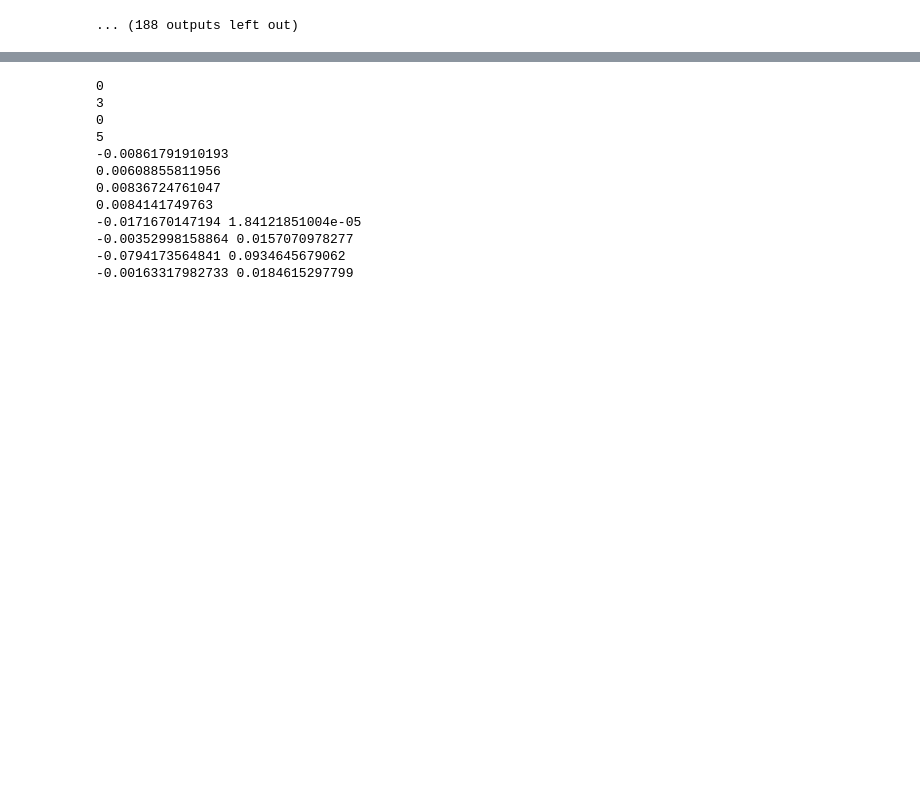
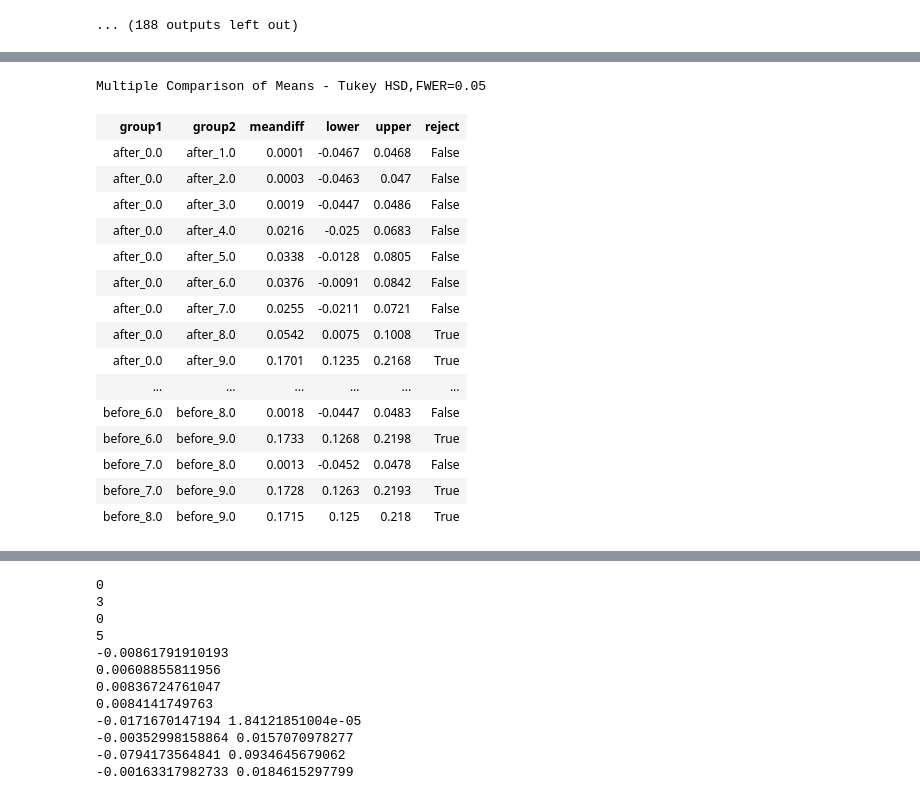
Before and after one commit to morganfb/Thesis, a Jupyter notebook: Final_Iteration.ipynb, the cells around one changed output, grey strips where cells are left out. Cells and saved outputs as stored; diff of their text form; code cells hidden in the pictures; blank space fills up the shorter version.

```diff
--- a/Final_Iteration.ipynb
+++ b/Final_Iteration.ipynb
@@ -1330,0 +1328,12 @@ dr_test_df = pd.read_csv("Multiple_Robust_Test100")
+# %%
+# dr_test_df.to_csv("Multiple_Robust_Test25")
+dr_test_df = pd.read_csv("Multiple_Robust_Test100")
+dr_test_df2 = dr_test_df
+dr_test_df2.difference = np.absolute(dr_test_df2.difference)
+dr_test_df2 = dr_test_df2[~np.isnan(dr_test_df2.difference)]
+dr_test_df2.expect[dr_test_df2.expect == "yes"]  = "after_"
+dr_test_df2.expect[dr_test_df2.expect == "no"]  = "before_"
+dr_test_df2["which_mod"] = dr_test_df2["which_mod"].astype(str)
+dr_test_df2["label"] = dr_test_df2.expect + dr_test_df2["which_mod"]
+dr_test_df2.head()
+# np.unique(dr_test_df2.label)
@@ -1330,0 +1364,29 @@ dr_test_df = pd.read_csv("Multiple_Robust_Test100")
+# %%
+from statsmodels.stats.multicomp import pairwise_tukeyhsd
+
+tukey = pairwise_tukeyhsd(endog=dr_test_df2.difference,     # Data
+                          groups=dr_test_df2.label,   # Groups
+                          alpha=0.05)          # Significance level
+
+tukey.plot_simultaneous()    # Plot group confidence intervals
+# plt.vlines(x=49.57,ymin=-0.5,ymax=4.5, color="red")
+
+tukey.summary()              # See test summary
+# %% [output]
+Multiple Comparison of Means - Tukey HSD,FWER=0.05
+| group1 | group2 | meandiff | lower | upper | reject |
+| after_0.0 | after_1.0 | 0.0001 | -0.0467 | 0.0468 | False |
+| after_0.0 | after_2.0 | 0.0003 | -0.0463 | 0.047 | False |
+| after_0.0 | after_3.0 | 0.0019 | -0.0447 | 0.0486 | False |
+| after_0.0 | after_4.0 | 0.0216 | -0.025 | 0.0683 | False |
+| after_0.0 | after_5.0 | 0.0338 | -0.0128 | 0.0805 | False |
+| after_0.0 | after_6.0 | 0.0376 | -0.0091 | 0.0842 | False |
+| after_0.0 | after_7.0 | 0.0255 | -0.0211 | 0.0721 | False |
+| after_0.0 | after_8.0 | 0.0542 | 0.0075 | 0.1008 | True |
+| after_0.0 | after_9.0 | 0.1701 | 0.1235 | 0.2168 | True |
+| ... | ... | ... | ... | ... | ... |
+| before_6.0 | before_8.0 | 0.0018 | -0.0447 | 0.0483 | False |
+| before_6.0 | before_9.0 | 0.1733 | 0.1268 | 0.2198 | True |
+| before_7.0 | before_8.0 | 0.0013 | -0.0452 | 0.0478 | False |
+| before_7.0 | before_9.0 | 0.1728 | 0.1263 | 0.2193 | True |
+| before_8.0 | before_9.0 | 0.1715 | 0.125 | 0.218 | True |
```
Also changed, not shown: parts of 5 cells of this notebook, 14 other files.
